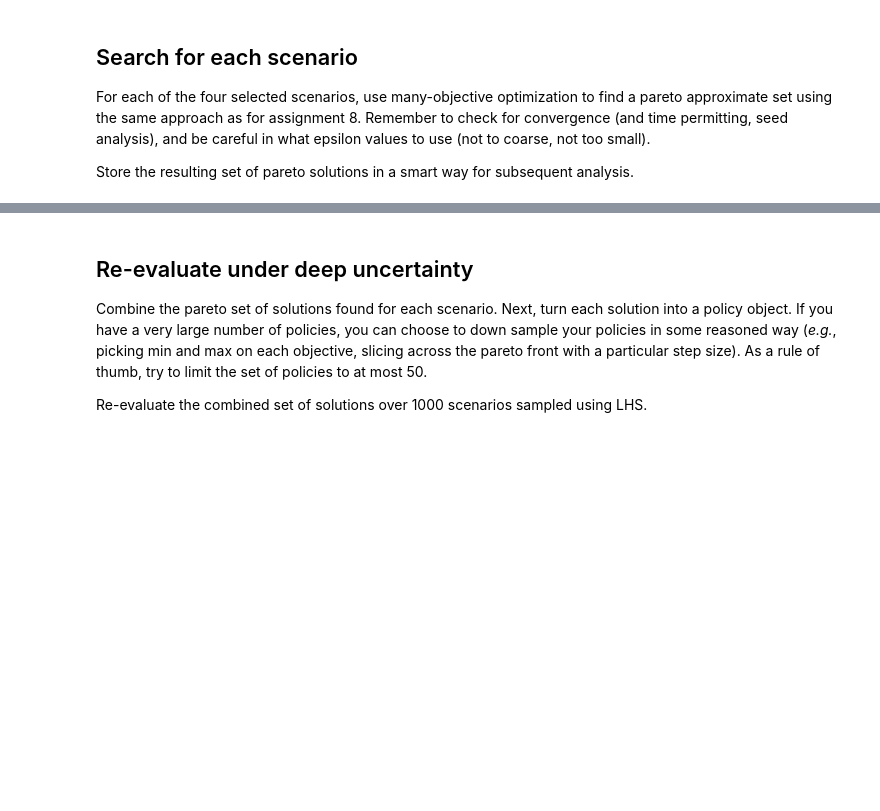
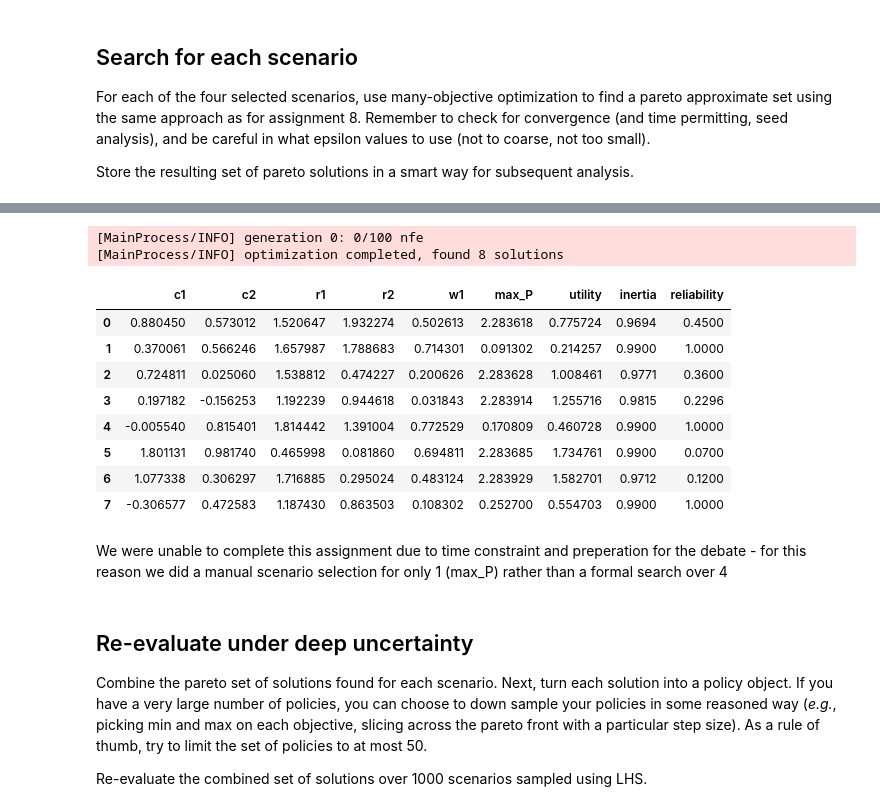
Before and after one commit to pattanyj/EPA1361_assignments, a Jupyter notebook: Week 5-6 - robustness and direct search/assignment 9 - multi-scenario MORDM.ipynb, the cells around one changed output, grey strips where cells are left out. Saved outputs shown, nothing was run; the diff lists cells and outputs as text; code cells hidden in the pictures; blank space fills up the shorter version.

Commit message:
push try for submission
last try assignment 9 for 5/28 sub

```diff
--- a/Week 5-6 - robustness and direct search/assignment 9 - multi-scenario MORDM.ipynb
+++ b/Week 5-6 - robustness and direct search/assignment 9 - multi-scenario MORDM.ipynb
@@ -6,3 +6,12 @@ Multi-scenario MORMD is an extension of normal MORDM to better include robustnes
 There are many ways of selecting the additional scenarios. The original paper which introduced multi-scenario MORMD [Watson and Kaspzryk (2017)](https://doi.org/10.1016/j.envsoft.2016.12.001) did it in a more or less adhoc manner. [Eker and Kwakkel (2018)](https://doi.org/10.1016/j.envsoft.2018.03.029) introduced a more formal selection approach, the code of which can be found on [GitHub](https://github.com/sibeleker/MORDM---Multi-scenario-search).
 
 For this assignment, make an informed selection of 4 scenarios, using an approach of your choice. Motivate carefully your selection procedure.
+# %%
+import ema_workbench
+from ema_workbench import save_results, load_results
+
+from ScenarioSelection_v2 import normalize_out_dic, evaluate_diversity_single, find_maxdiverse_scenarios
+
+results = load_results('./selected_results.tar.gz')
+experiments, outcomes = results
+results
@@ -14,0 +44,13 @@ Store the resulting set of pareto solutions in a smart way for subsequent analys
+# %%
+# max pollution
+import operator
+
+stats = outcomes['max_P'].max()
+outcome_P0 = np.where(outcomes['max_P'] == stats)
+experiments_P0 = experiments.loc[outcome_P0[0],:]
+
+
+#due to time constraints we were unable to complete other scenarios, we chose max pollution due to time constrait as well
+# max pollution
+# max reliability
+# min reliability
@@ -15,3 +110,32 @@ Store the resulting set of pareto solutions in a smart way for subsequent analys
+# %%
+ref = experiments_P0['scenario'].astype(int)
+
+reference = Scenario('reference', scenario=ref)
+
+# reference = Scenario('reference', b=experiments_P0['b'], q=experiments_P0['q'], mean=experiments_P0['mean'] stdev=experiments_P0['st'])
+# %%
+with MultiprocessingEvaluator(model) as evaluator:
+    results0, convergence = evaluator.optimize(nfe=100, reference = reference,
+                                    epsilons=[0.1, 0.1, 0.1, 0.1],
+                                    convergence=convergence_metrics,
+                                    constraints=constraints)
+# %% [output]
+[MainProcess/INFO] generation 0: 0/100 nfe
+[MainProcess/INFO] optimization completed, found 8 solutions
+# %%
+results0
+# %% [output]
+|  | c1 | c2 | r1 | r2 | w1 | max_P | utility | inertia | reliability |
+| 0 | 0.880450 | 0.573012 | 1.520647 | 1.932274 | 0.502613 | 2.283618 | 0.775724 | 0.9694 | 0.4500 |
+| 1 | 0.370061 | 0.566246 | 1.657987 | 1.788683 | 0.714301 | 0.091302 | 0.214257 | 0.9900 | 1.0000 |
+| 2 | 0.724811 | 0.025060 | 1.538812 | 0.474227 | 0.200626 | 2.283628 | 1.008461 | 0.9771 | 0.3600 |
+| 3 | 0.197182 | -0.156253 | 1.192239 | 0.944618 | 0.031843 | 2.283914 | 1.255716 | 0.9815 | 0.2296 |
+| 4 | -0.005540 | 0.815401 | 1.814442 | 1.391004 | 0.772529 | 0.170809 | 0.460728 | 0.9900 | 1.0000 |
+| 5 | 1.801131 | 0.981740 | 0.465998 | 0.081860 | 0.694811 | 2.283685 | 1.734761 | 0.9900 | 0.0700 |
+| 6 | 1.077338 | 0.306297 | 1.716885 | 0.295024 | 0.483124 | 2.283929 | 1.582701 | 0.9712 | 0.1200 |
+| 7 | -0.306577 | 0.472583 | 1.187430 | 0.863503 | 0.108302 | 0.252700 | 0.554703 | 0.9900 | 1.0000 |
+# %% [markdown]
+We were unable to complete this assignment due to time constraint and preperation for the debate - for this reason we did a manual scenario selection for only 1 (max_P) rather than a formal search over 4
 # %% [markdown]
 ## Re-evaluate under deep uncertainty
 
```
Also changed, not shown: parts of 4 cells of this notebook, 7 other files.
